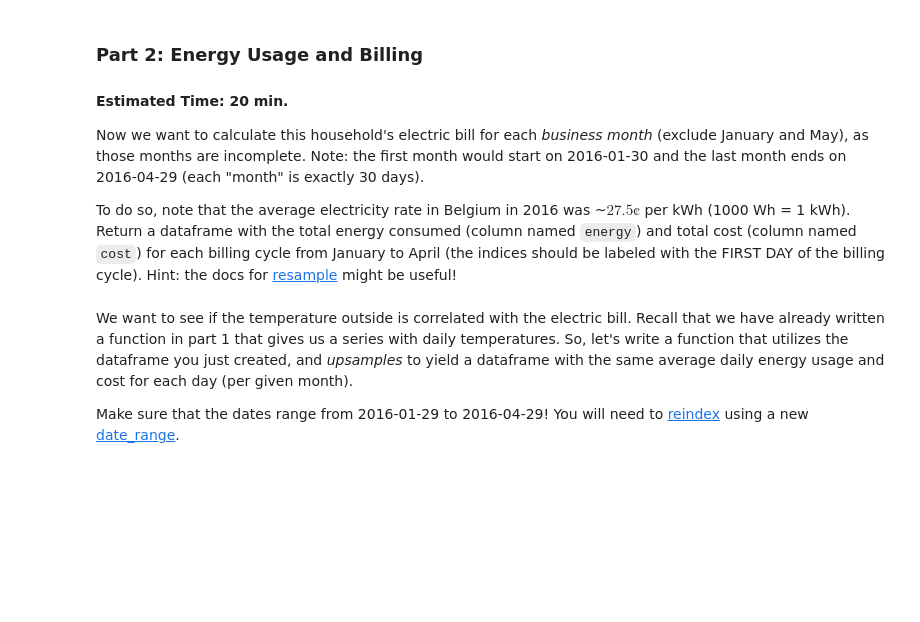
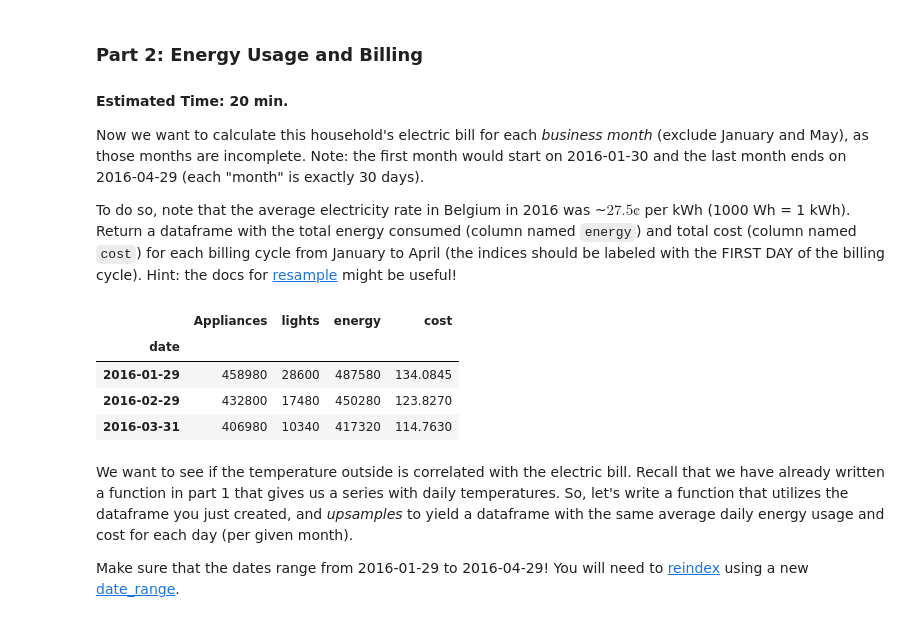
Before and after one commit to sjham16/lab-6-template, a Jupyter notebook: lab-6.ipynb, the cells around one changed output. Cells and saved outputs as stored; diff of their text form; code cells hidden in the pictures; blank space fills up the shorter version.

```diff
--- a/lab-6.ipynb
+++ b/lab-6.ipynb
@@ -56,0 +48,17 @@ get_outdoor_daily_temp(get_data()).head()
+# %%
+def get_data():
+    df = pd.read_csv("energydata_complete.csv")
+    df['date'] = pd.to_datetime(df['date'])
+    df = df.set_index('date')
+    return df
+
+def get_outdoor_daily_temp(df):
+    daily_temps = df.resample('D').mean()['T_out']
+    daily_temps = daily_temps.apply(c_to_f)
+    return daily_temps
+
+def c_to_f(c):
+    f = c * (9/5) + 32
+    return f
+
+get_outdoor_daily_temp(get_data()).head()
@@ -91,3 +104,23 @@ get_monthly_bill(df)
+# %%
+import datetime
+
+df = get_data()
+
+def get_monthly_bill(df):
+    df = df['2016-01-30':'2016-04-29'][['Appliances', 'lights']]
+    df['energy'] = df['Appliances'] + df['lights']
+    df = df.resample('BM', label = 'left').sum()
+    df['cost'] = df['energy'] * (0.275 / 1000)
+    return df
+
+
+get_monthly_bill(df)
+# %% [output]
+|  | Appliances | lights | energy | cost |
+| date |  |  |  |  |
+| 2016-01-29 | 458980 | 28600 | 487580 | 134.0845 |
+| 2016-02-29 | 432800 | 17480 | 450280 | 123.8270 |
+| 2016-03-31 | 406980 | 10340 | 417320 | 114.7630 |
 # %% [markdown]
 We want to see if the temperature outside is correlated with the electric bill. Recall that we have already written a function in part 1 that gives us a series with daily temperatures. So, let's write a function that utilizes the dataframe you just created, and *upsamples* to yield a dataframe with the same average daily energy usage and cost for each day (per given month).
 
```
Also changed, not shown: parts of 11 cells of this notebook.
